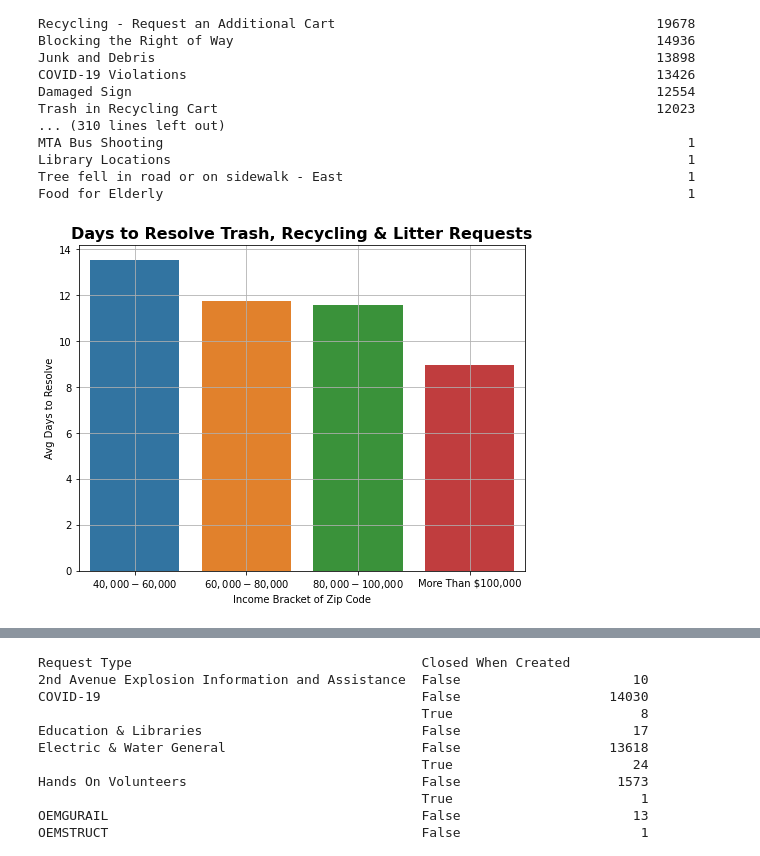
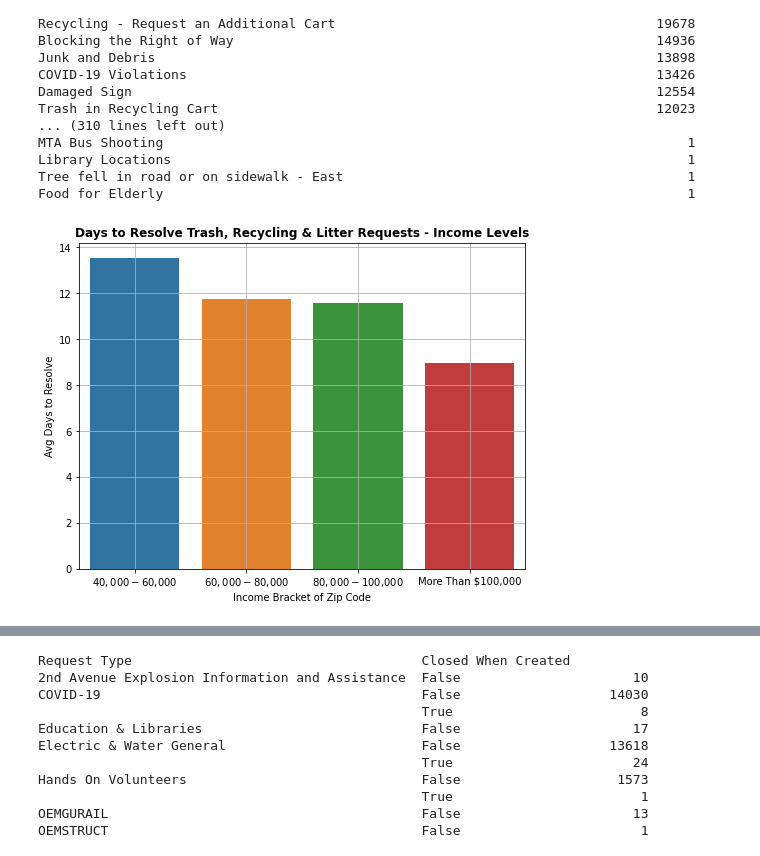
Before and after one commit to PrestonSpencer/Capstone-Nashville-Software-School-Nashville-311-Analysis, a Jupyter notebook: notebooks/visuals_and_analysis.ipynb, the cells around one changed output, grey strips where cells are left out. Saved outputs shown, nothing was run; the diff lists cells and outputs as text; code cells hidden in the pictures.

```diff
--- a/notebooks/visuals_and_analysis.ipynb
+++ b/notebooks/visuals_and_analysis.ipynb
@@ -89,14 +107,14 @@ Food for Elderly
 # %%
 def trash_mean(main_df):
     return main_df['Days to Resolve'].mean()
 request_trash = main_df.loc[(main_df['Request Type'] == 'Trash, Recycling & Litter')]
 trash_groups = request_trash.groupby(['Income Bracket']).apply(trash_mean)
 trash_groups = trash_groups.reset_index()
 plt.figure(figsize = (8,6))
 sns.barplot(x = 'Income Bracket', y = 0, data = trash_groups)
 plt.ylabel('Avg Days to Resolve')
 plt.xlabel('Income Bracket of Zip Code')
-plt.title('Days to Resolve Trash, Recycling & Litter Requests', weight = 'bold', fontsize = 16)
+plt.title('Days to Resolve Trash, Recycling & Litter Requests - Income Levels', weight = 'bold', fontsize = 12)
 plt.grid();
 # %% [output]
-[figure, old version]
+[figure, new version]
```
Also changed, not shown: parts of 44 cells of this notebook, 1 other file.
